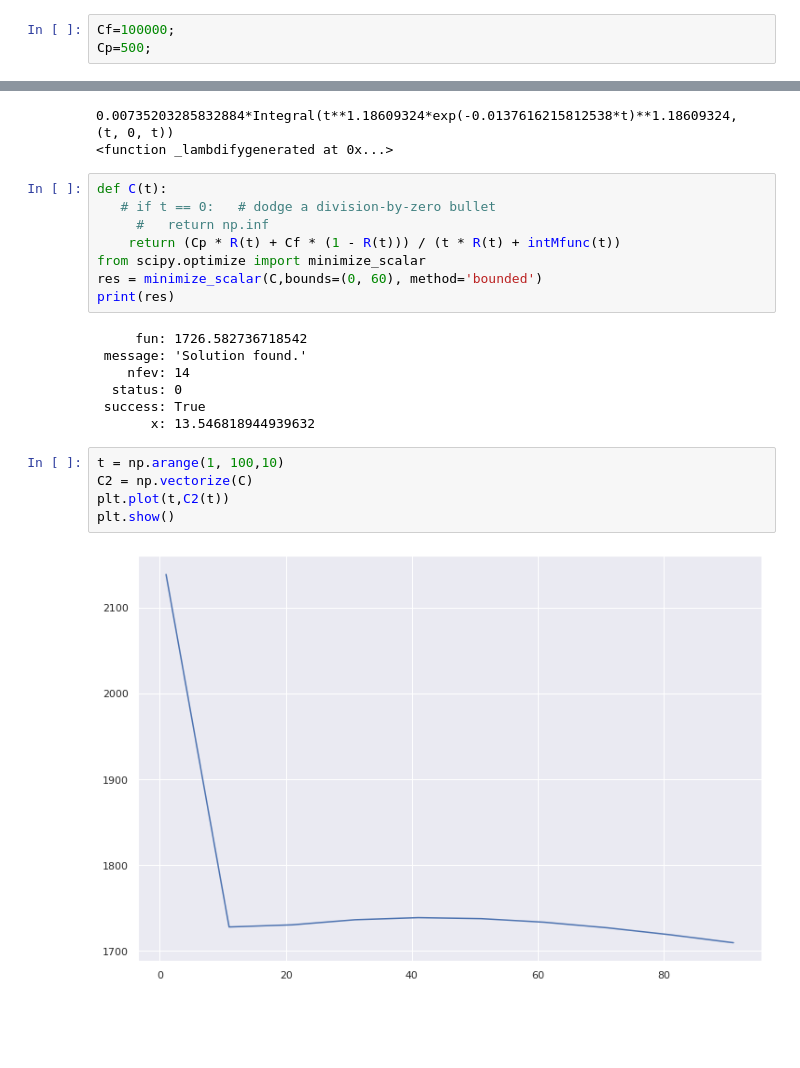
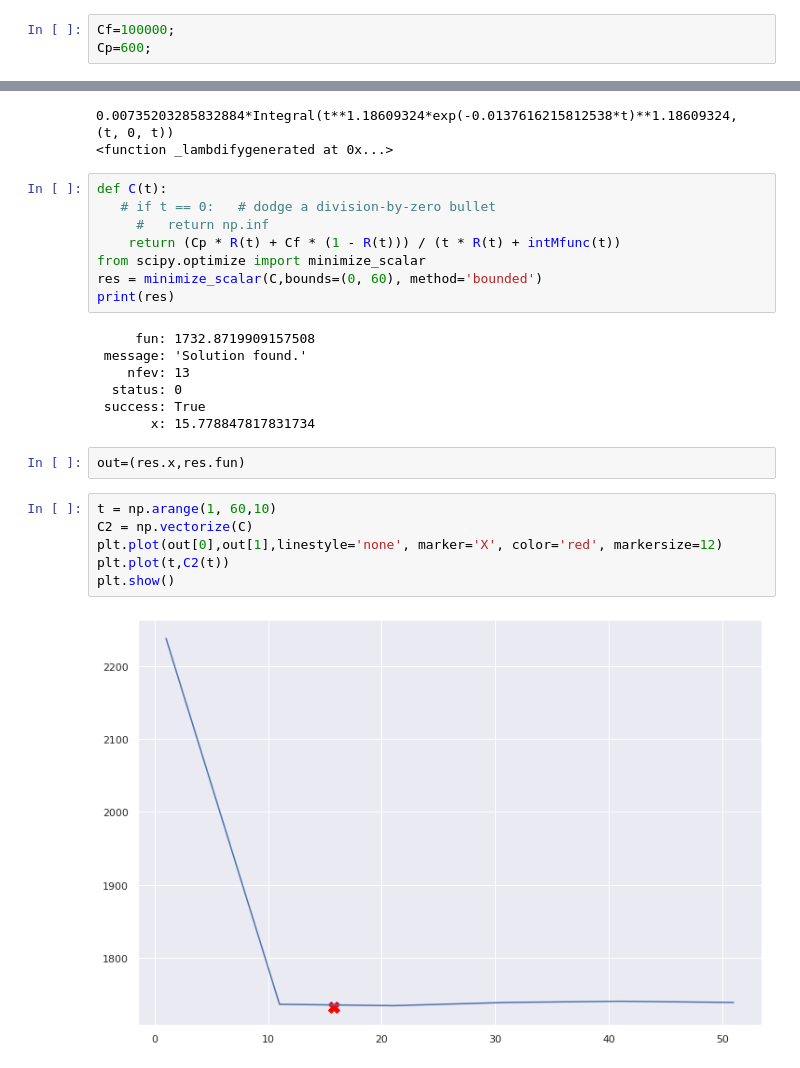
Before and after one commit to ParhamKnt/INSE6220, a Jupyter notebook: INSE6310FinalProject.ipynb, the cells around one changed output, grey strips where cells are left out. Cells and saved outputs as stored; diff of their text form; blank space fills up the shorter version.

```diff
--- a/INSE6310FinalProject.ipynb
+++ b/INSE6310FinalProject.ipynb
@@ -391,7 +391,7 @@ Eta= 72.66585511711865
 **Weibull Failure Density Function:**
 # %%
 Cf=100000;
-Cp=500;
+Cp=600;
 # %%
 def f(t):
   Eta=72.66585511711865;
@@ -548,16 +548,19 @@ from scipy.optimize import minimize_scalar
 res = minimize_scalar(C,bounds=(0, 60), method='bounded')
 print(res)
 # %% [output]
-     fun: 1726.582736718542
+     fun: 1732.8719909157508
  message: 'Solution found.'
-    nfev: 14
+    nfev: 13
   status: 0
  success: True
-       x: 13.546818944939632
+       x: 15.778847817831734
+# %%
+out=(res.x,res.fun)
 # %%
-t = np.arange(1, 100,10)
+t = np.arange(1, 60,10)
 C2 = np.vectorize(C)
+plt.plot(out[0],out[1],linestyle='none', marker='X', color='red', markersize=12)
 plt.plot(t,C2(t))
 plt.show()
 # %% [output]
-[figure, old version]
+[figure, new version]
```
Also changed, not shown: parts of 1 cell of this notebook.
